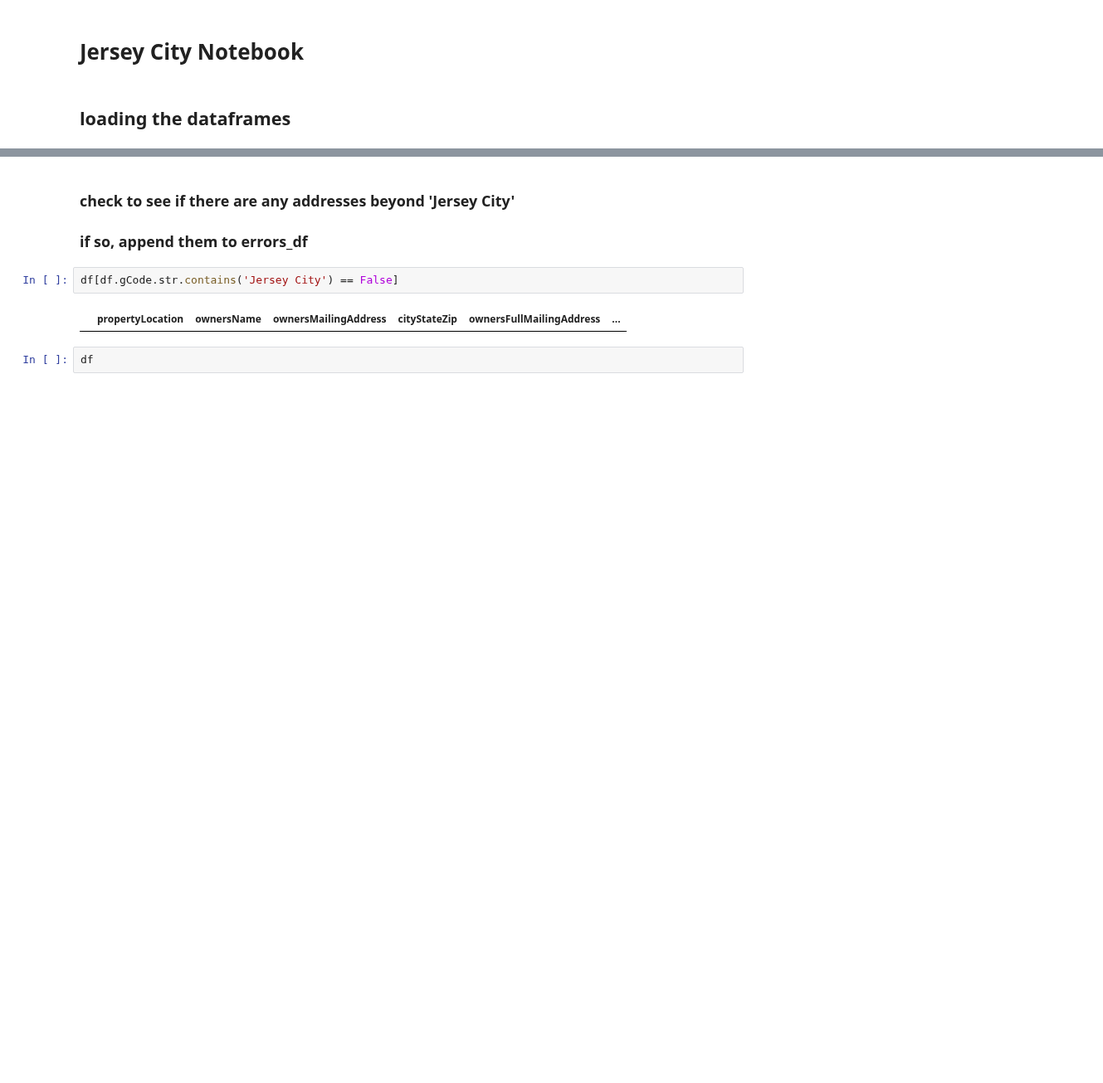
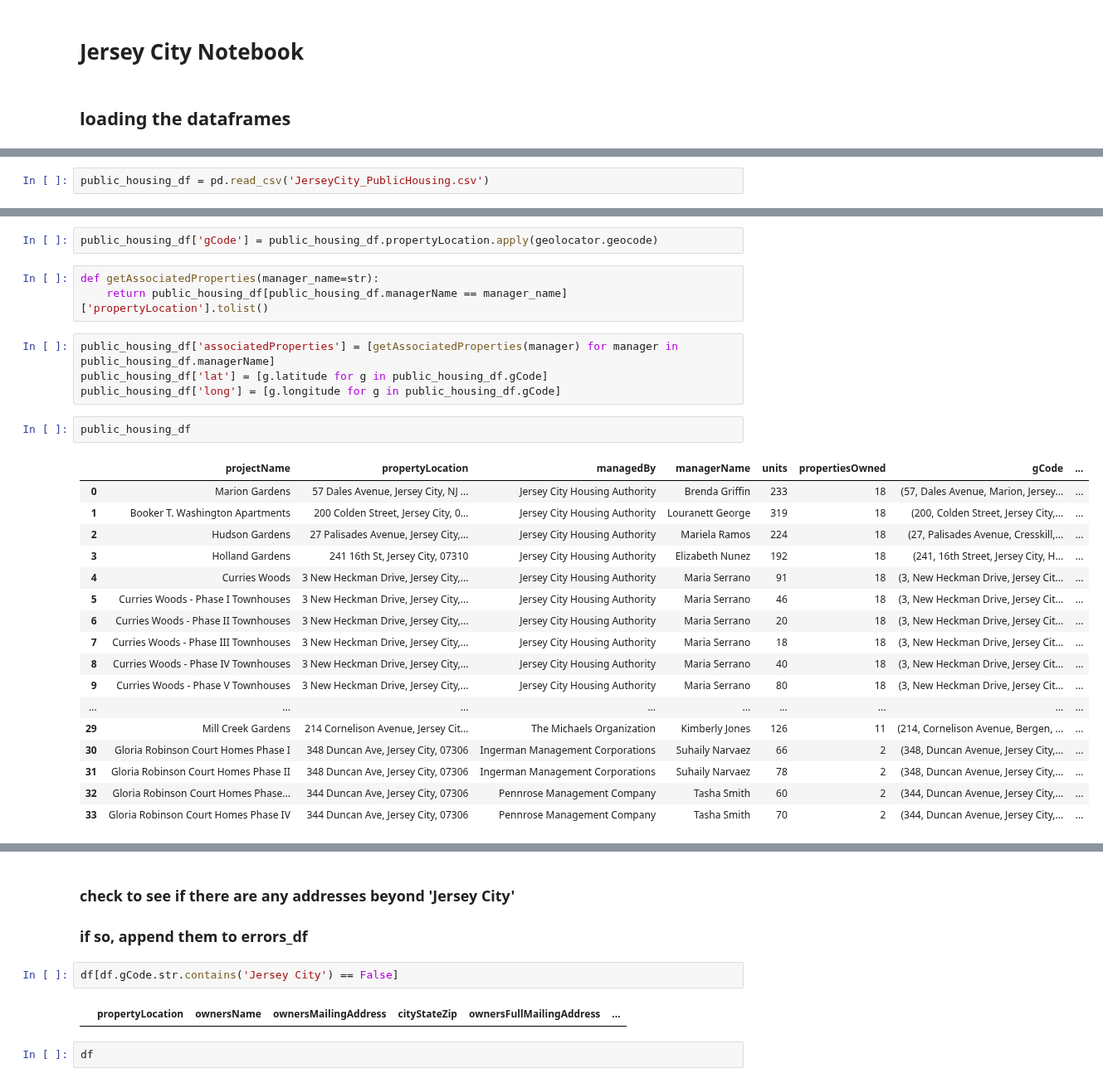
Before and after one commit to kylemichaelreaves/landlord_data, a Jupyter notebook: JerseyCity/jersey_city.ipynb, the cells around one changed output, grey strips where cells are left out. Shown at 83% size. Drawn from its saved outputs; the diff is of its cells as text; blank space fills up the shorter version.

Commit message:
df for public housing added and geocoded

```diff
--- a/JerseyCity/jersey_city.ipynb
+++ b/JerseyCity/jersey_city.ipynb
@@ -14,0 +16,2 @@ df = pd.read_pickle('jersey_city.pkl')
+# %%
+public_housing_df = pd.read_csv('JerseyCity_PublicHousing.csv')
@@ -14,0 +38,29 @@ df = pd.read_pickle('jersey_city.pkl')
+# %%
+public_housing_df['gCode'] = public_housing_df.propertyLocation.apply(geolocator.geocode)
+# %%
+def getAssociatedProperties(manager_name=str):
+    return public_housing_df[public_housing_df.managerName == manager_name]['propertyLocation'].tolist()
+# %%
+public_housing_df['associatedProperties'] = [getAssociatedProperties(manager) for manager in public_housing_df.managerName]
+public_housing_df['lat'] = [g.latitude for g in public_housing_df.gCode]
+public_housing_df['long'] = [g.longitude for g in public_housing_df.gCode]
+# %%
+public_housing_df
+# %% [output]
+|  | projectName | propertyLocation | managedBy | managerName | units | propertiesOwned | gCode | ... |
+| 0 | Marion Gardens | 57 Dales Avenue, Jersey City, NJ ... | Jersey City Housing Authority | Brenda Griffin | 233 | 18 | (57, Dales Avenue, Marion, Jersey... | ... |
+| 1 | Booker T. Washington Apartments | 200 Colden Street, Jersey City, 0... | Jersey City Housing Authority | Louranett George | 319 | 18 | (200, Colden Street, Jersey City,... | ... |
+| 2 | Hudson Gardens | 27 Palisades Avenue, Jersey City,... | Jersey City Housing Authority | Mariela Ramos | 224 | 18 | (27, Palisades Avenue, Cresskill,... | ... |
+| 3 | Holland Gardens | 241 16th St, Jersey City, 07310 | Jersey City Housing Authority | Elizabeth Nunez | 192 | 18 | (241, 16th Street, Jersey City, H... | ... |
+| 4 | Curries Woods | 3 New Heckman Drive, Jersey City,... | Jersey City Housing Authority | Maria Serrano | 91 | 18 | (3, New Heckman Drive, Jersey Cit... | ... |
+| 5 | Curries Woods - Phase I Townhouses | 3 New Heckman Drive, Jersey City,... | Jersey City Housing Authority | Maria Serrano | 46 | 18 | (3, New Heckman Drive, Jersey Cit... | ... |
+| 6 | Curries Woods - Phase II Townhouses | 3 New Heckman Drive, Jersey City,... | Jersey City Housing Authority | Maria Serrano | 20 | 18 | (3, New Heckman Drive, Jersey Cit... | ... |
+| 7 | Curries Woods - Phase III Townhouses | 3 New Heckman Drive, Jersey City,... | Jersey City Housing Authority | Maria Serrano | 18 | 18 | (3, New Heckman Drive, Jersey Cit... | ... |
+| 8 | Curries Woods - Phase IV Townhouses | 3 New Heckman Drive, Jersey City,... | Jersey City Housing Authority | Maria Serrano | 40 | 18 | (3, New Heckman Drive, Jersey Cit... | ... |
+| 9 | Curries Woods - Phase V Townhouses | 3 New Heckman Drive, Jersey City,... | Jersey City Housing Authority | Maria Serrano | 80 | 18 | (3, New Heckman Drive, Jersey Cit... | ... |
+| ... | ... | ... | ... | ... | ... | ... | ... | ... |
+| 29 | Mill Creek Gardens | 214 Cornelison Avenue, Jersey Cit... | The Michaels Organization | Kimberly Jones | 126 | 11 | (214, Cornelison Avenue, Bergen, ... | ... |
+| 30 | Gloria Robinson Court Homes Phase I | 348 Duncan Ave, Jersey City, 07306 | Ingerman Management Corporations | Suhaily Narvaez | 66 | 2 | (348, Duncan Avenue, Jersey City,... | ... |
+| 31 | Gloria Robinson Court Homes Phase II | 348 Duncan Ave, Jersey City, 07306 | Ingerman Management Corporations | Suhaily Narvaez | 78 | 2 | (348, Duncan Avenue, Jersey City,... | ... |
+| 32 | Gloria Robinson Court Homes Phase... | 344 Duncan Ave, Jersey City, 07306 | Pennrose Management Company | Tasha Smith | 60 | 2 | (344, Duncan Avenue, Jersey City,... | ... |
+| 33 | Gloria Robinson Court Homes Phase IV | 344 Duncan Ave, Jersey City, 07306 | Pennrose Management Company | Tasha Smith | 70 | 2 | (344, Duncan Avenue, Jersey City,... | ... |
```
Also changed, not shown: parts of 4 cells of this notebook.
